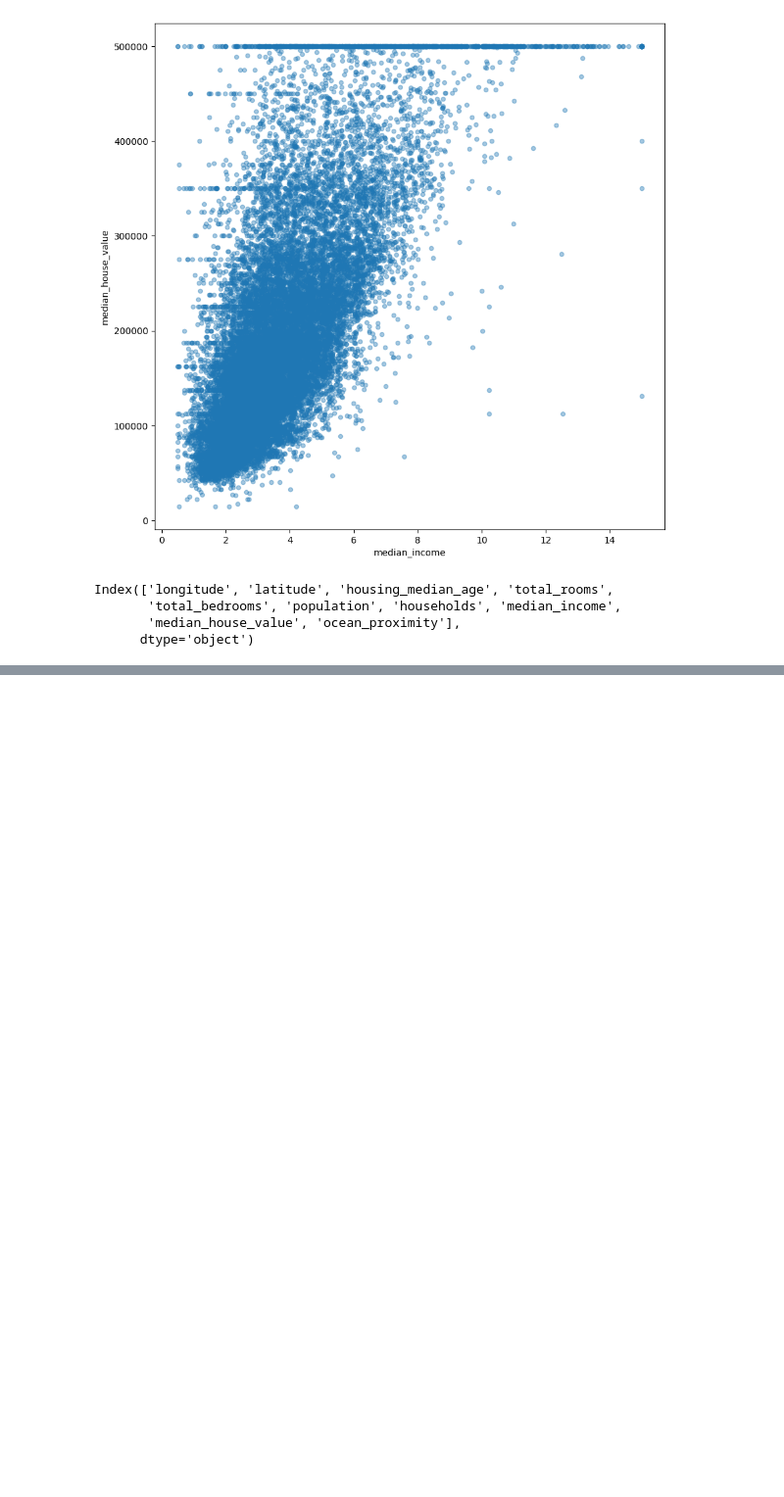
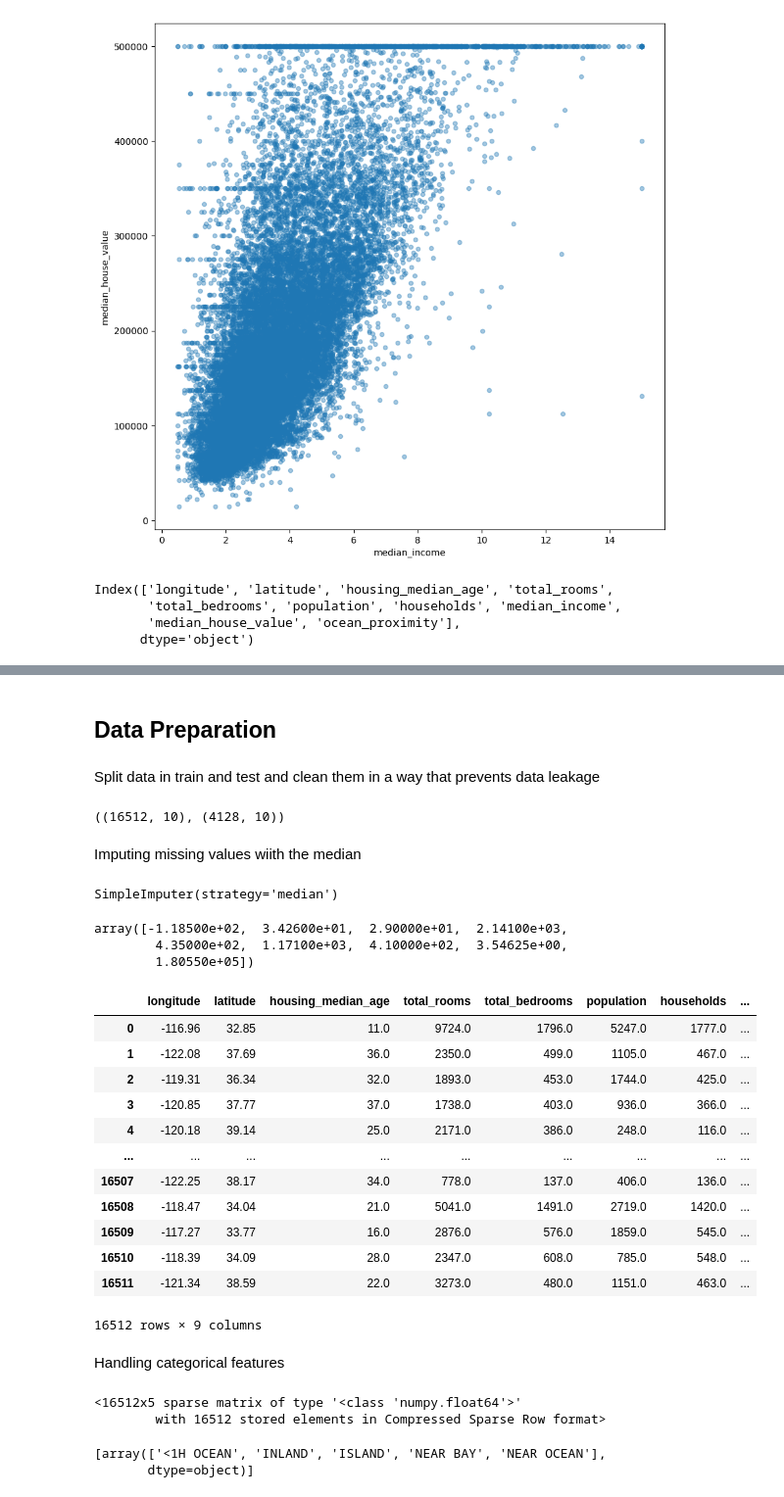
Before and after one commit to coderacheal/California-Housing-ML, a Jupyter notebook: housing.ipynb, the cells around one changed output, grey strips where cells are left out. Shown at 98% size. Cells and saved outputs as stored; diff of their text form; code cells hidden in the pictures; blank space fills up the shorter version.

Commit message:
Data preparation complete

```diff
--- a/housing.ipynb
+++ b/housing.ipynb
@@ -135,0 +135,64 @@ ValueError: The truth value of a Series is ambiguous. Use a.empty, a.bool(), a.i
+# %% [markdown]
+## Data Preparation
+# %% [markdown]
+Split data in train and test and clean them in a way that prevents data leakage
+# %%
+from sklearn.model_selection import train_test_split
+
+train, test = train_test_split(housing, test_size=0.2)
+
+train.shape, test.shape
+# %% [output]
+((16512, 10), (4128, 10))
+# %% [markdown]
+Imputing missing values wiith the median
+# %%
+from sklearn.impute import SimpleImputer
+
+imputer = SimpleImputer(strategy='median')
+
+train_num = train.drop(columns='ocean_proximity')
+imputer.fit(train_num)
+# %% [output]
+SimpleImputer(strategy='median')
+# %%
+imputer.statistics_
+# %% [output]
+array([-1.18500e+02,  3.42600e+01,  2.90000e+01,  2.14100e+03,
+        4.35000e+02,  1.17100e+03,  4.10000e+02,  3.54625e+00,
+        1.80550e+05])
+# %%
+X = imputer.transform(train_num)
+X_train = pd.DataFrame(X, columns=train_num.columns)
+X_train
+# %% [output]
+|  | longitude | latitude | housing_median_age | total_rooms | total_bedrooms | population | households | ... |
+| 0 | -116.96 | 32.85 | 11.0 | 9724.0 | 1796.0 | 5247.0 | 1777.0 | ... |
+| 1 | -122.08 | 37.69 | 36.0 | 2350.0 | 499.0 | 1105.0 | 467.0 | ... |
+| 2 | -119.31 | 36.34 | 32.0 | 1893.0 | 453.0 | 1744.0 | 425.0 | ... |
+| 3 | -120.85 | 37.77 | 37.0 | 1738.0 | 403.0 | 936.0 | 366.0 | ... |
+| 4 | -120.18 | 39.14 | 25.0 | 2171.0 | 386.0 | 248.0 | 116.0 | ... |
+| ... | ... | ... | ... | ... | ... | ... | ... | ... |
+| 16507 | -122.25 | 38.17 | 34.0 | 778.0 | 137.0 | 406.0 | 136.0 | ... |
+| 16508 | -118.47 | 34.04 | 21.0 | 5041.0 | 1491.0 | 2719.0 | 1420.0 | ... |
+| 16509 | -117.27 | 33.77 | 16.0 | 2876.0 | 576.0 | 1859.0 | 545.0 | ... |
+| 16510 | -118.39 | 34.09 | 28.0 | 2347.0 | 608.0 | 785.0 | 548.0 | ... |
+| 16511 | -121.34 | 38.59 | 22.0 | 3273.0 | 480.0 | 1151.0 | 463.0 | ... |
+16512 rows × 9 columns
+# %% [markdown]
+Handling categorical features
+# %%
+from sklearn.preprocessing import OneHotEncoder
+
+cat_encoder = OneHotEncoder()
+train_cat = train[['ocean_proximity']]
+train_cat_1hot = cat_encoder.fit_transform(train_cat)
+train_cat_1hot
+# %% [output]
+<16512x5 sparse matrix of type '<class 'numpy.float64'>'
+        with 16512 stored elements in Compressed Sparse Row format>
+# %%
+cat_encoder.categories_
+# %% [output]
+[array(['<1H OCEAN', 'INLAND', 'ISLAND', 'NEAR BAY', 'NEAR OCEAN'],
+       dtype=object)]
```
Also changed, not shown: parts of 6 cells of this notebook.
